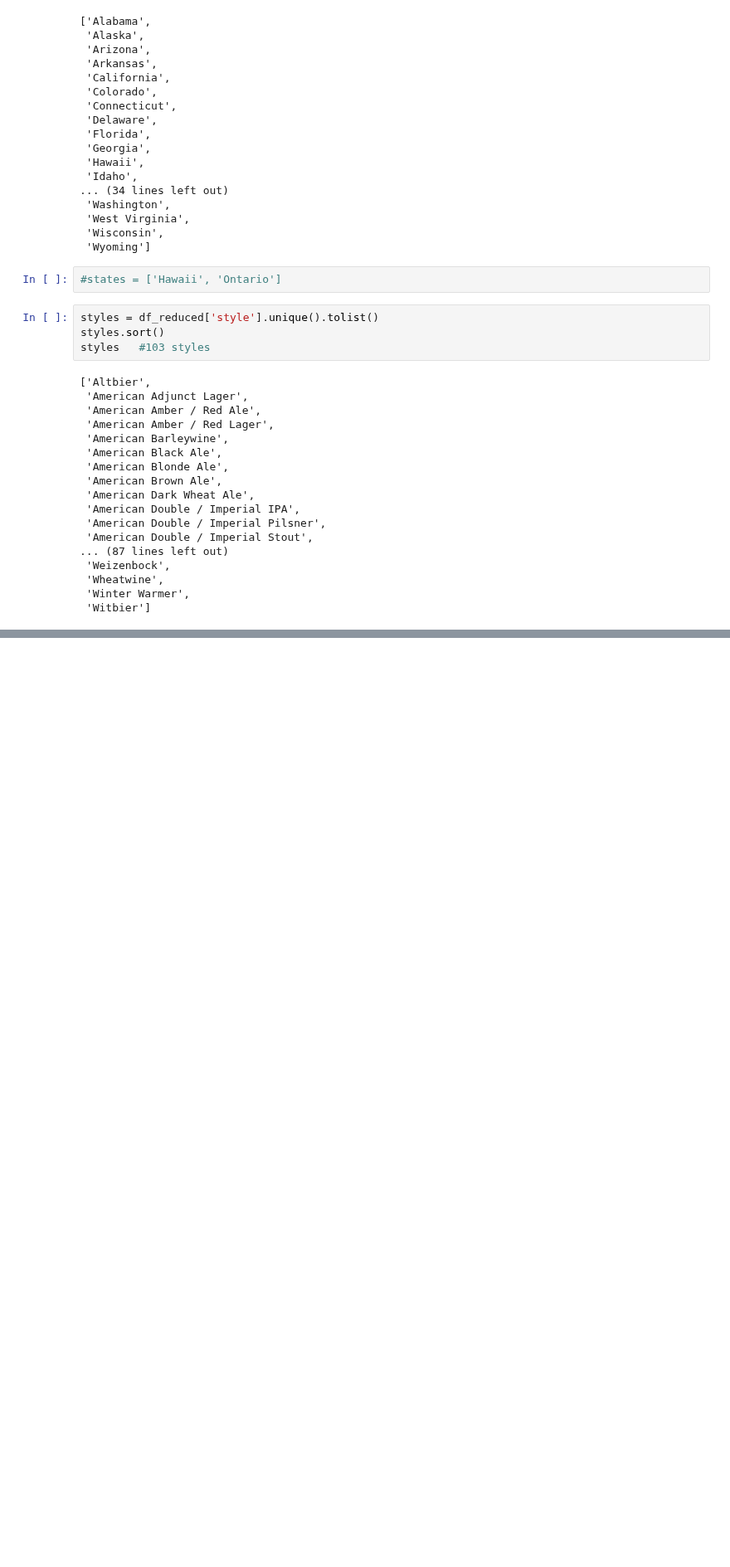
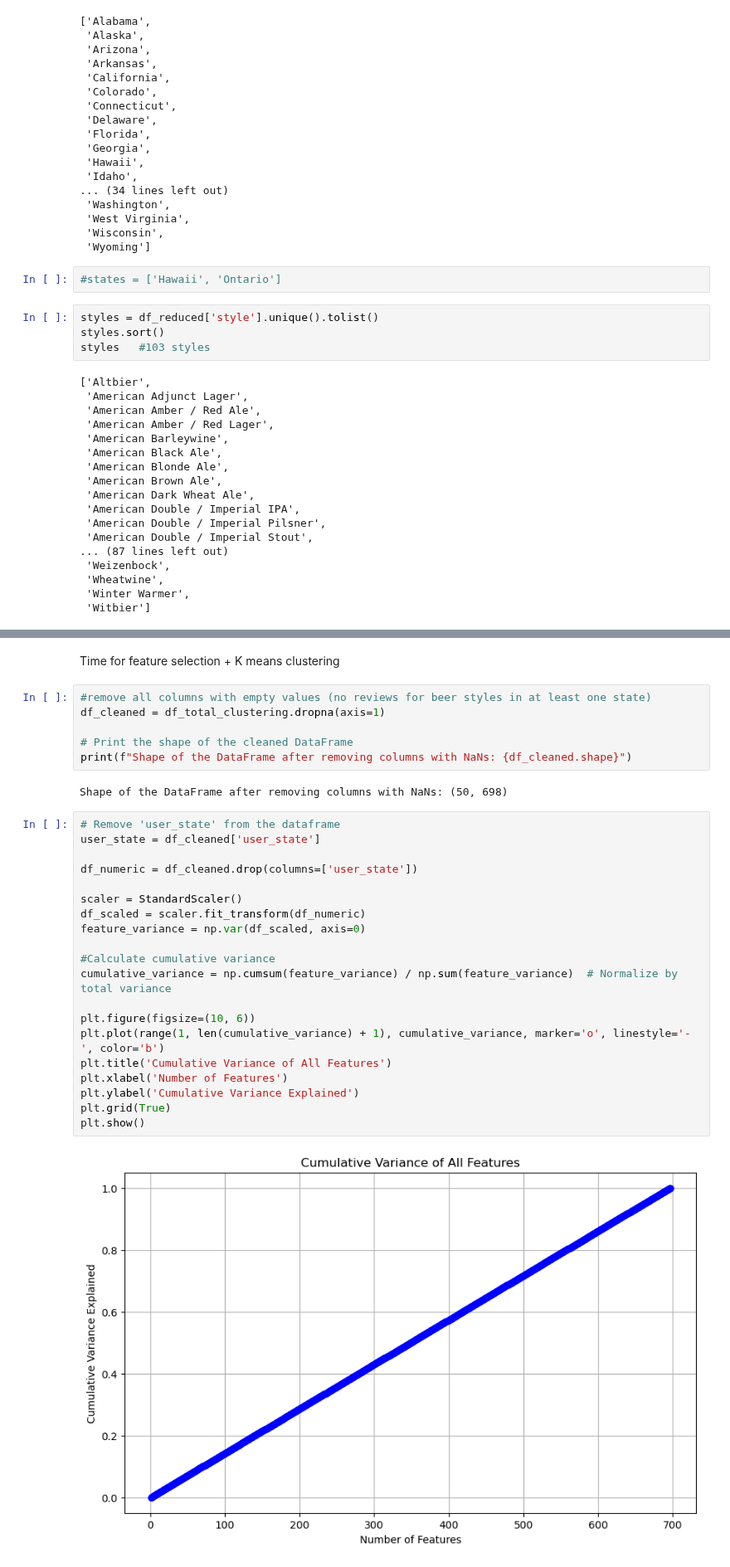
Before and after one commit to epfl-ada/ada-2024-project-x0x0, a Jupyter notebook: for_iarantsoa.ipynb, the cells around one changed output, grey strips where cells are left out. Shown at 83% size. Drawn from its saved outputs; the diff is of its cells as text; blank space fills up the shorter version.

```diff
--- a/for_iarantsoa.ipynb
+++ b/for_iarantsoa.ipynb
@@ -122,0 +184,32 @@ df_total_clustering.columns
+# %% [markdown]
+Time for feature selection + K means clustering
+# %%
+#remove all columns with empty values (no reviews for beer styles in at least one state)
+df_cleaned = df_total_clustering.dropna(axis=1)
+
+# Print the shape of the cleaned DataFrame
+print(f"Shape of the DataFrame after removing columns with NaNs: {df_cleaned.shape}")
+# %% [output]
+Shape of the DataFrame after removing columns with NaNs: (50, 698)
+# %%
+# Remove 'user_state' from the dataframe
+user_state = df_cleaned['user_state']
+
+df_numeric = df_cleaned.drop(columns=['user_state'])
+
+scaler = StandardScaler()
+df_scaled = scaler.fit_transform(df_numeric)
+feature_variance = np.var(df_scaled, axis=0)
+
+#Calculate cumulative variance
+cumulative_variance = np.cumsum(feature_variance) / np.sum(feature_variance)  # Normalize by total variance
+
+plt.figure(figsize=(10, 6))
+plt.plot(range(1, len(cumulative_variance) + 1), cumulative_variance, marker='o', linestyle='-', color='b')
+plt.title('Cumulative Variance of All Features')
+plt.xlabel('Number of Features')
+plt.ylabel('Cumulative Variance Explained')
+plt.grid(True)
+plt.show()
+# %% [output]
+[figure, added]
```
Also changed, not shown: parts of 13 cells of this notebook.
